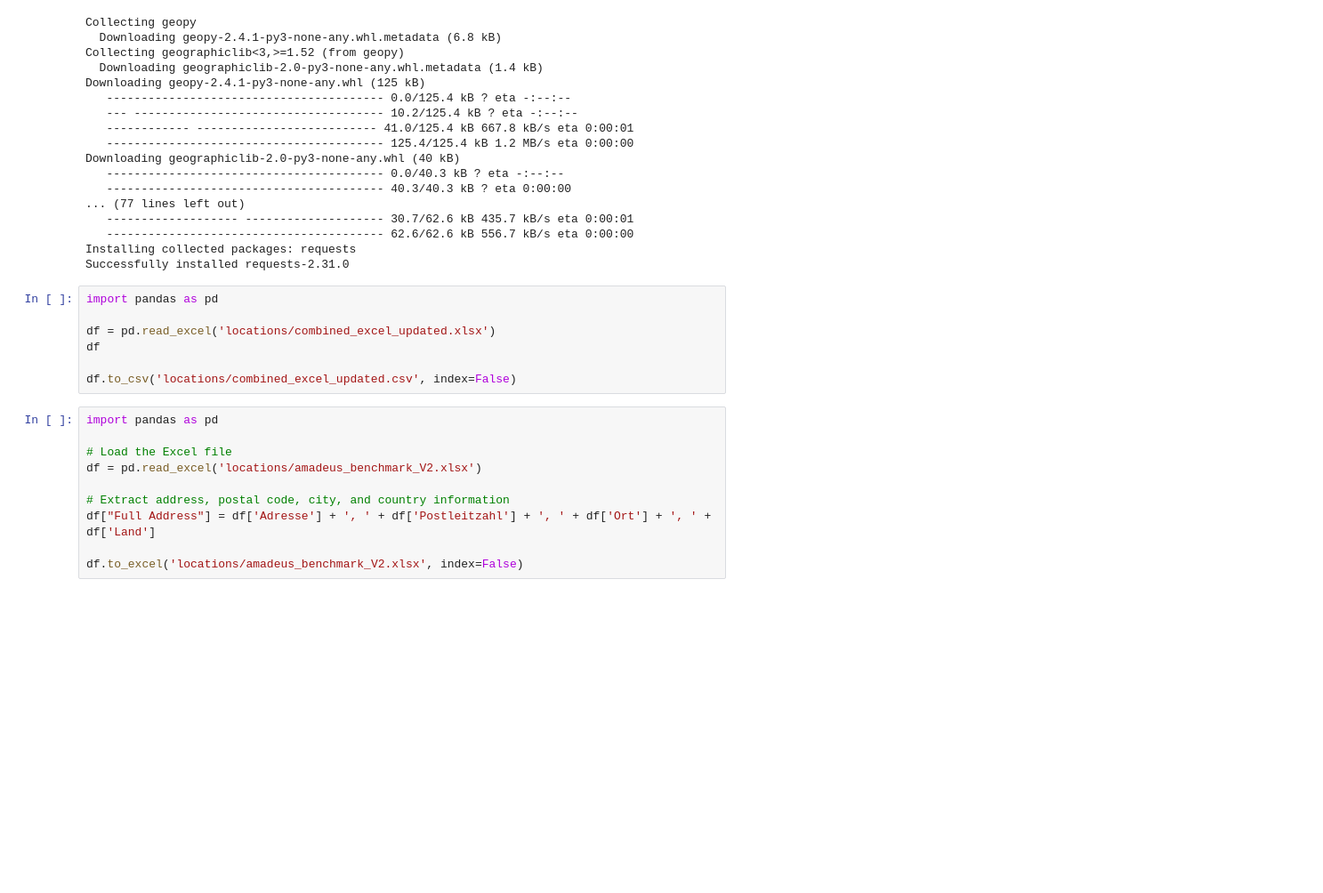
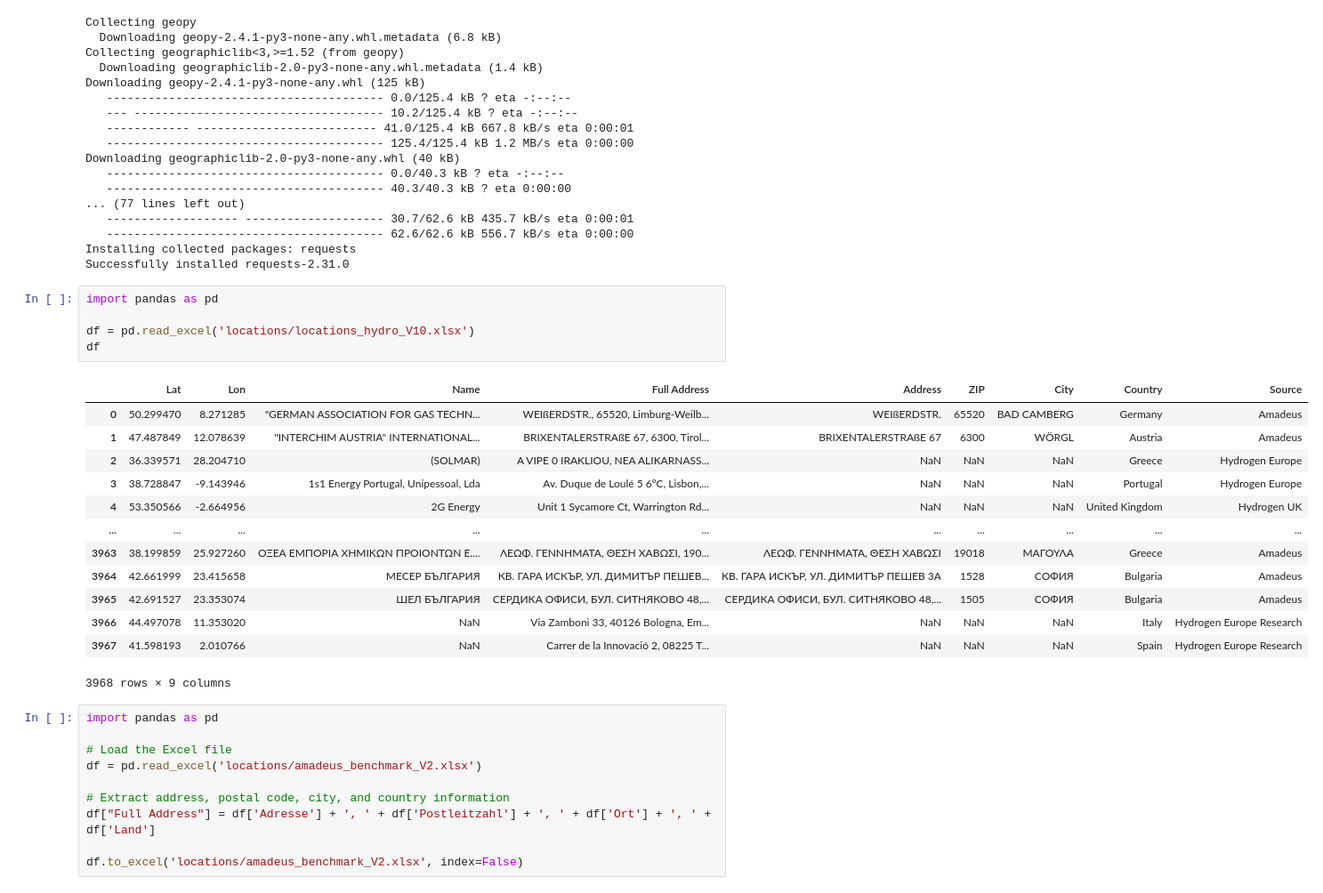
Before and after one commit to premstaller1/Masterarbeit, a Jupyter notebook: gis/converter.ipynb, the cells around one changed output. Shown: that part at 89% size. Cells and saved outputs as stored; diff of their text form; blank space fills up the shorter version.

```diff
--- a/gis/converter.ipynb
+++ b/gis/converter.ipynb
@@ -24,10 +24,22 @@ Successfully installed requests-2.31.0
 # %%
 import pandas as pd
 
-df = pd.read_excel('locations/combined_excel_updated.xlsx')
+df = pd.read_excel('locations/locations_hydro_V10.xlsx')
 df
-
-df.to_csv('locations/combined_excel_updated.csv', index=False)
+# %% [output]
+|  | Lat | Lon | Name | Full Address | Address | ZIP | City | Country | Source |
+| 0 | 50.299470 | 8.271285 | "GERMAN ASSOCIATION FOR GAS TECHN... | WEIßERDSTR., 65520, Limburg-Weilb... | WEIßERDSTR. | 65520 | BAD CAMBERG | Germany | Amadeus |
+| 1 | 47.487849 | 12.078639 | "INTERCHIM AUSTRIA" INTERNATIONAL... | BRIXENTALERSTRAßE 67, 6300, Tirol... | BRIXENTALERSTRAßE 67 | 6300 | WÖRGL | Austria | Amadeus |
+| 2 | 36.339571 | 28.204710 | (SOLMAR) | A VIPE 0 IRAKLIOU, NEA ALIKARNASS... | NaN | NaN | NaN | Greece | Hydrogen Europe |
+| 3 | 38.728847 | -9.143946 | 1s1 Energy Portugal, Unipessoal, Lda | Av. Duque de Loulé 5 6ºC, Lisbon,... | NaN | NaN | NaN | Portugal | Hydrogen Europe |
+| 4 | 53.350566 | -2.664956 | 2G Energy | Unit 1 Sycamore Ct, Warrington Rd... | NaN | NaN | NaN | United Kingdom | Hydrogen UK |
+| ... | ... | ... | ... | ... | ... | ... | ... | ... | ... |
+| 3963 | 38.199859 | 25.927260 | ΟΞΕΑ ΕΜΠΟΡΙΑ ΧΗΜΙΚΩΝ ΠΡΟΙΟΝΤΩΝ Ε.... | ΛΕΩΦ. ΓΕΝΝΗΜΑΤΆ, ΘΈΣΗ ΧΆΒΩΣΙ, 190... | ΛΕΩΦ. ΓΕΝΝΗΜΑΤΆ, ΘΈΣΗ ΧΆΒΩΣΙ | 19018 | ΜΑΓΟΎΛΑ | Greece | Amadeus |
+| 3964 | 42.661999 | 23.415658 | МЕСЕР БЪЛГАРИЯ | КВ. ГАРА ИСКЪР, УЛ. ДИМИТЪР ПЕШЕВ... | КВ. ГАРА ИСКЪР, УЛ. ДИМИТЪР ПЕШЕВ 3А | 1528 | СОФИЯ | Bulgaria | Amadeus |
+| 3965 | 42.691527 | 23.353074 | ШЕЛ БЪЛГАРИЯ | СЕРДИКА ОФИСИ, БУЛ. СИТНЯКОВО 48,... | СЕРДИКА ОФИСИ, БУЛ. СИТНЯКОВО 48,... | 1505 | СОФИЯ | Bulgaria | Amadeus |
+| 3966 | 44.497078 | 11.353020 | NaN | Via Zamboni 33, 40126 Bologna, Em... | NaN | NaN | NaN | Italy | Hydrogen Europe Research |
+| 3967 | 41.598193 | 2.010766 | NaN | Carrer de la Innovació 2, 08225 T... | NaN | NaN | NaN | Spain | Hydrogen Europe Research |
+3968 rows × 9 columns
 # %%
 import pandas as pd
 
```
Also changed, not shown: parts of 1 cell of this notebook, 2 other files.
